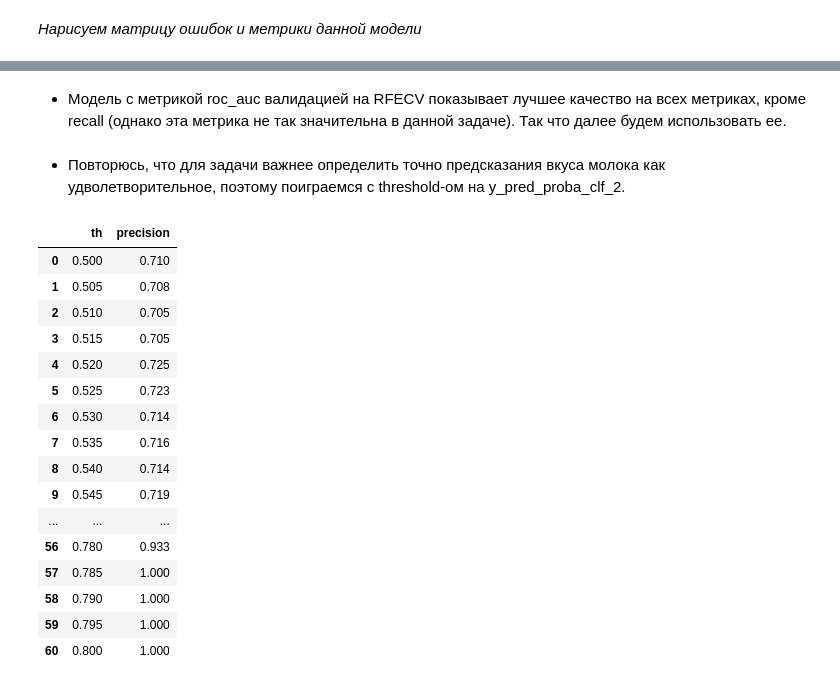
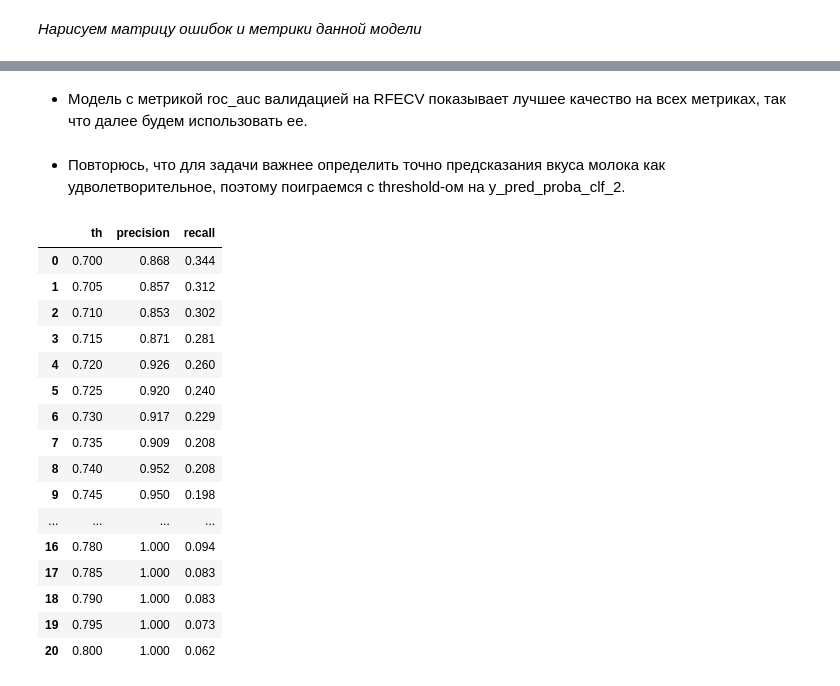
Before and after one commit to GrishaTS/Ya-Practicum-DS, a Jupyter notebook: 5. Линейные модели в машинном обучении/linear_models.ipynb, the cells around one changed output, grey strips where cells are left out. Cells and saved outputs as stored; diff of their text form; code cells hidden in the pictures.

```diff
--- a/5. Линейные модели в машинном обучении/linear_models.ipynb
+++ b/5. Линейные модели в машинном обучении/linear_models.ipynb
@@ -1657,33 +1743,35 @@ pd.DataFrame(
 # %% [markdown]
-- Модель с метрикой roc_auc валидацией на RFECV показывает лучшее качество на всех метриках, кроме recall (однако эта метрика не так значительна в данной задаче). Так что далее будем использовать ее.
+- Модель с метрикой roc_auc валидацией на RFECV показывает лучшее качество на всех метриках, так что далее будем использовать ее.
 # %% [markdown]
 - Повторюсь, что для задачи важнее определить точно предсказания вкуса молока как удволетворительное, поэтому поиграемся с threshold-ом на y_pred_proba_clf_2.
 # %%
 threshold_scores = []
-for threshold in np.arange(0.5, 0.8, 0.005):
+for threshold in np.arange(0.7, 0.8, 0.005):
     threshold = round(threshold, 3)
     y_pred_th = np.where(y_pred_proba_clf_2 >= threshold, 1, 0)
-    threshold_scores.append([threshold, precision_score(y_test_clf.cat.codes, y_pred_th, zero_division=0)])
+    threshold_scores.append([threshold,
+                             precision_score(y_test_clf.cat.codes, y_pred_th, zero_division=0),
+                             recall_score(y_test_clf.cat.codes, y_pred_th, zero_division=0)])
 pd.DataFrame(
     threshold_scores,
-    columns=['th', 'precision']
+    columns=['th', 'precision', 'recall']
 ).style.background_gradient('Oranges').format(precision=3)
 # %% [output]
-|  | th | precision |
-| 0 | 0.500 | 0.710 |
-| 1 | 0.505 | 0.708 |
-| 2 | 0.510 | 0.705 |
-| 3 | 0.515 | 0.705 |
-| 4 | 0.520 | 0.725 |
-| 5 | 0.525 | 0.723 |
-| 6 | 0.530 | 0.714 |
-| 7 | 0.535 | 0.716 |
-| 8 | 0.540 | 0.714 |
-| 9 | 0.545 | 0.719 |
-| ... | ... | ... |
-| 56 | 0.780 | 0.933 |
-| 57 | 0.785 | 1.000 |
-| 58 | 0.790 | 1.000 |
-| 59 | 0.795 | 1.000 |
-| 60 | 0.800 | 1.000 |
+|  | th | precision | recall |
+| 0 | 0.700 | 0.868 | 0.344 |
+| 1 | 0.705 | 0.857 | 0.312 |
+| 2 | 0.710 | 0.853 | 0.302 |
+| 3 | 0.715 | 0.871 | 0.281 |
+| 4 | 0.720 | 0.926 | 0.260 |
+| 5 | 0.725 | 0.920 | 0.240 |
+| 6 | 0.730 | 0.917 | 0.229 |
+| 7 | 0.735 | 0.909 | 0.208 |
+| 8 | 0.740 | 0.952 | 0.208 |
+| 9 | 0.745 | 0.950 | 0.198 |
+| ... | ... | ... | ... |
+| 16 | 0.780 | 1.000 | 0.094 |
+| 17 | 0.785 | 1.000 | 0.083 |
+| 18 | 0.790 | 1.000 | 0.083 |
+| 19 | 0.795 | 1.000 | 0.073 |
+| 20 | 0.800 | 1.000 | 0.062 |
 # %% [markdown]
```
Also changed, not shown: parts of 89 cells of this notebook, 1 other file.
